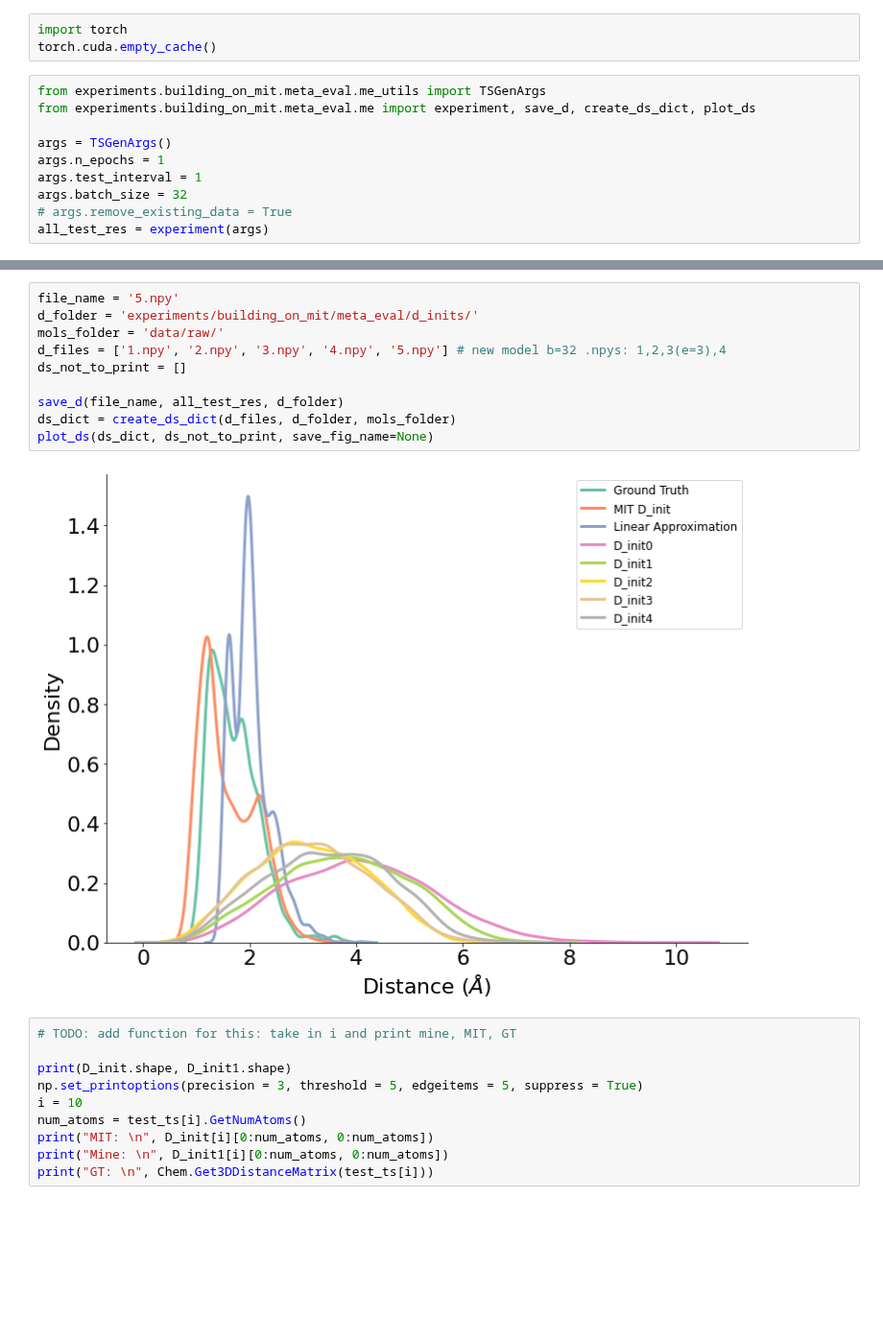
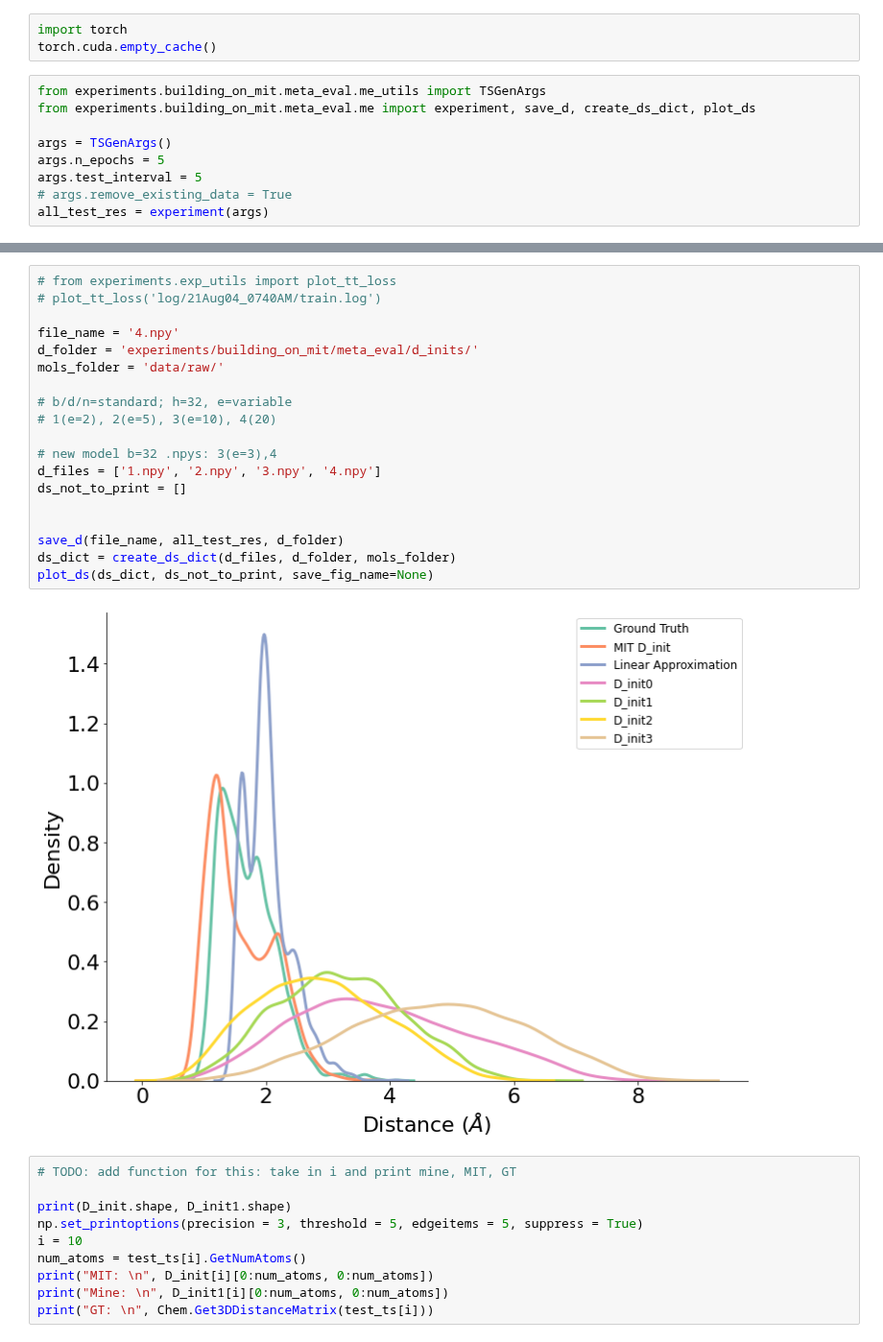
Before and after one commit to avishvj/3d-reactions, a Jupyter notebook: ts_gen_port.ipynb, the cells around one changed output, grey strips where cells are left out. Shown at 96% size. Cells and saved outputs as stored; diff of their text form; blank space fills up the shorter version.

```diff
--- a/ts_gen_port.ipynb
+++ b/ts_gen_port.ipynb
@@ -8,9 +8,8 @@ from experiments.building_on_mit.meta_eval.me_utils import TSGenArgs
 from experiments.building_on_mit.meta_eval.me import experiment, save_d, create_ds_dict, plot_ds
 
 args = TSGenArgs()
-args.n_epochs = 1
-args.test_interval = 1
-args.batch_size = 32
+args.n_epochs = 5
+args.test_interval = 5
 # args.remove_existing_data = True
 all_test_res = experiment(args)
 # %% [output]
@@ -34,15 +17,24 @@ Best Test Loss 0.2781630513565909 on Epoch 1
 # %%
-file_name = '5.npy'
+# from experiments.exp_utils import plot_tt_loss
+# plot_tt_loss('log/21Aug04_0740AM/train.log')
+
+file_name = '4.npy'
 d_folder = 'experiments/building_on_mit/meta_eval/d_inits/'
 mols_folder = 'data/raw/'
-d_files = ['1.npy', '2.npy', '3.npy', '4.npy', '5.npy'] # new model b=32 .npys: 1,2,3(e=3),4
+
+# b/d/n=standard; h=32, e=variable
+# 1(e=2), 2(e=5), 3(e=10), 4(20)
+
+# new model b=32 .npys: 3(e=3),4
+d_files = ['1.npy', '2.npy', '3.npy', '4.npy']
 ds_not_to_print = []
+
 
 save_d(file_name, all_test_res, d_folder)
 ds_dict = create_ds_dict(d_files, d_folder, mols_folder)
 plot_ds(ds_dict, ds_not_to_print, save_fig_name=None)
 # %% [output]
-[figure, old version]
+[figure, new version]
 # %%
 # TODO: add function for this: take in i and print mine, MIT, GT
 
```
Also changed, not shown: parts of 1 cell of this notebook, 8 other files.
